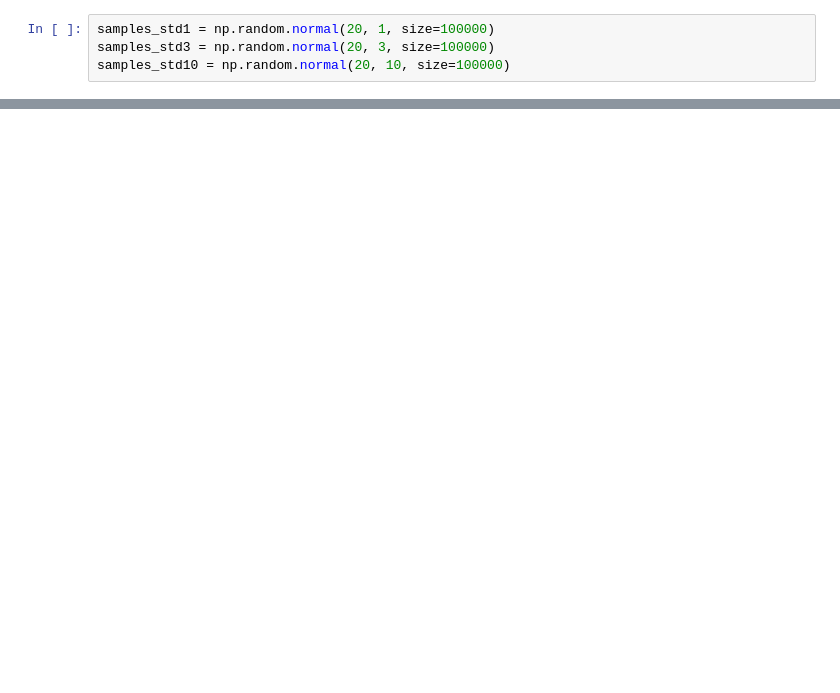
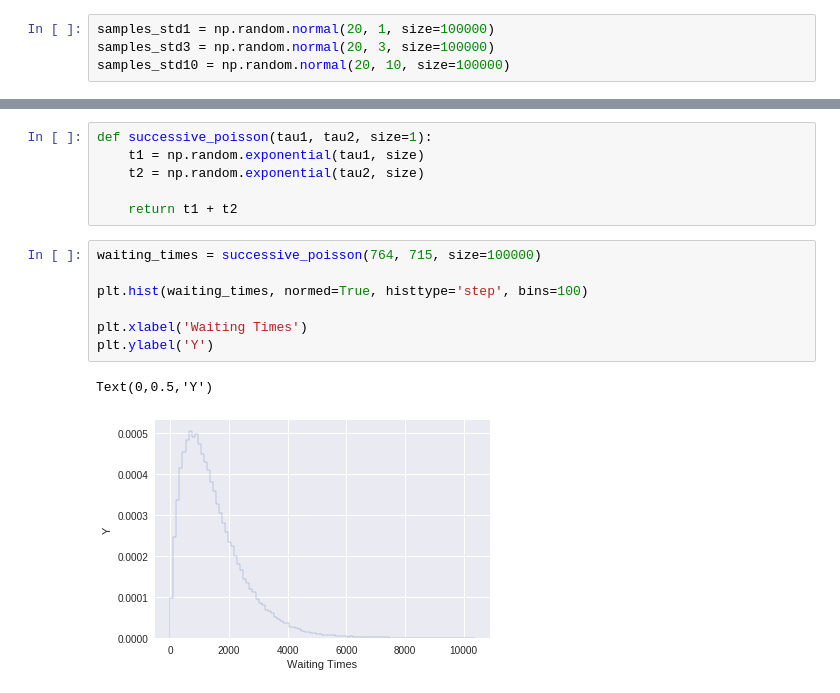
Before and after one commit to rubiagatra/data-science-with-python, a Jupyter notebook: Bagian 4 - Statistik dan Python 1/4. Probability Density Function.ipynb, the cells around one changed output, grey strips where cells are left out. Drawn from its saved outputs; the diff is of its cells as text; blank space fills up the shorter version.

```diff
--- a/Bagian 4 - Statistik dan Python 1/4. Probability Density Function.ipynb
+++ b/Bagian 4 - Statistik dan Python 1/4. Probability Density Function.ipynb
@@ -51,0 +92,16 @@ Text(0,0.5,'CDF')
+# %%
+def successive_poisson(tau1, tau2, size=1):
+    t1 = np.random.exponential(tau1, size)
+    t2 = np.random.exponential(tau2, size)
+
+    return t1 + t2
+# %%
+waiting_times = successive_poisson(764, 715, size=100000)
+
+plt.hist(waiting_times, normed=True, histtype='step', bins=100)
+
+plt.xlabel('Waiting Times')
+plt.ylabel('Y')
+# %% [output]
+Text(0,0.5,'Y')
+[figure, added]
```
Also changed, not shown: parts of 10 cells of this notebook, 2 other files.
